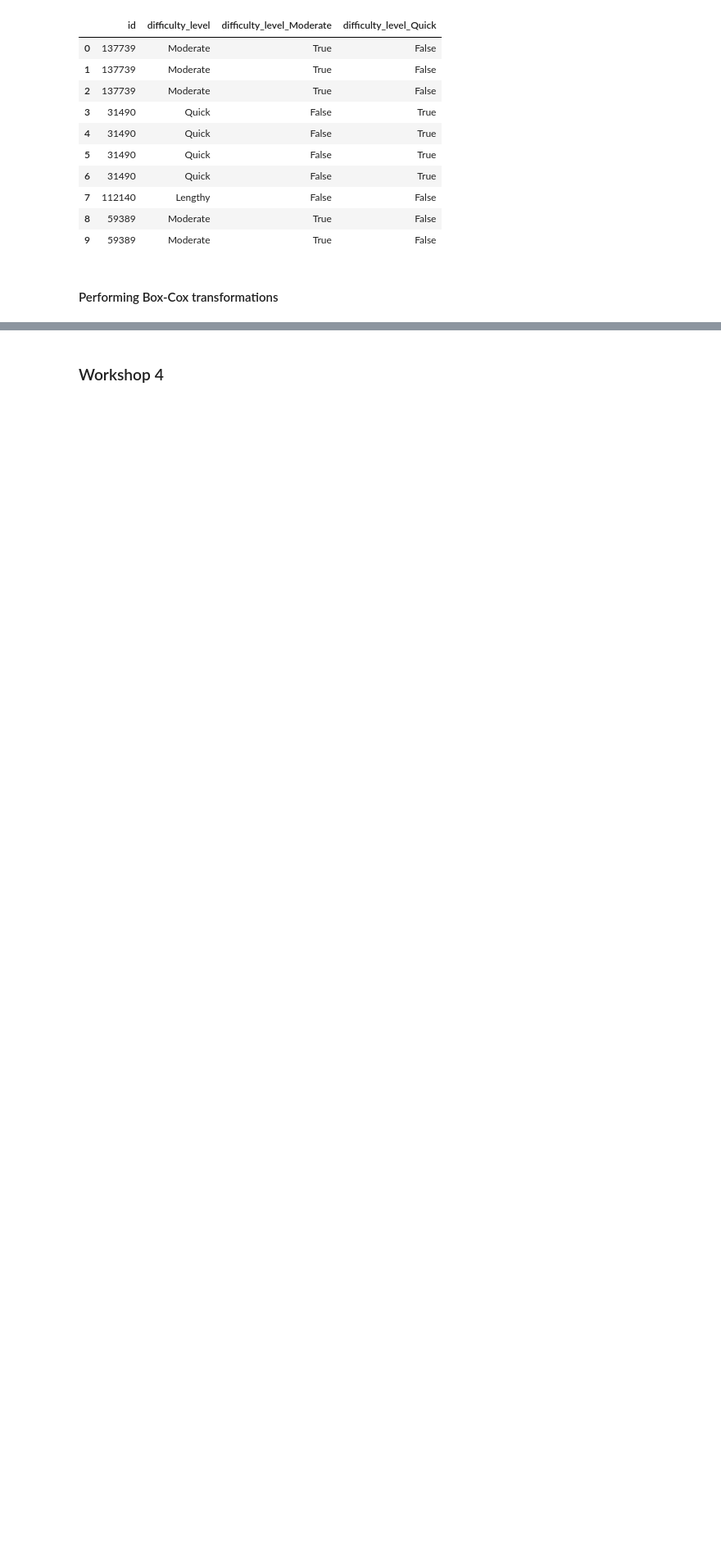
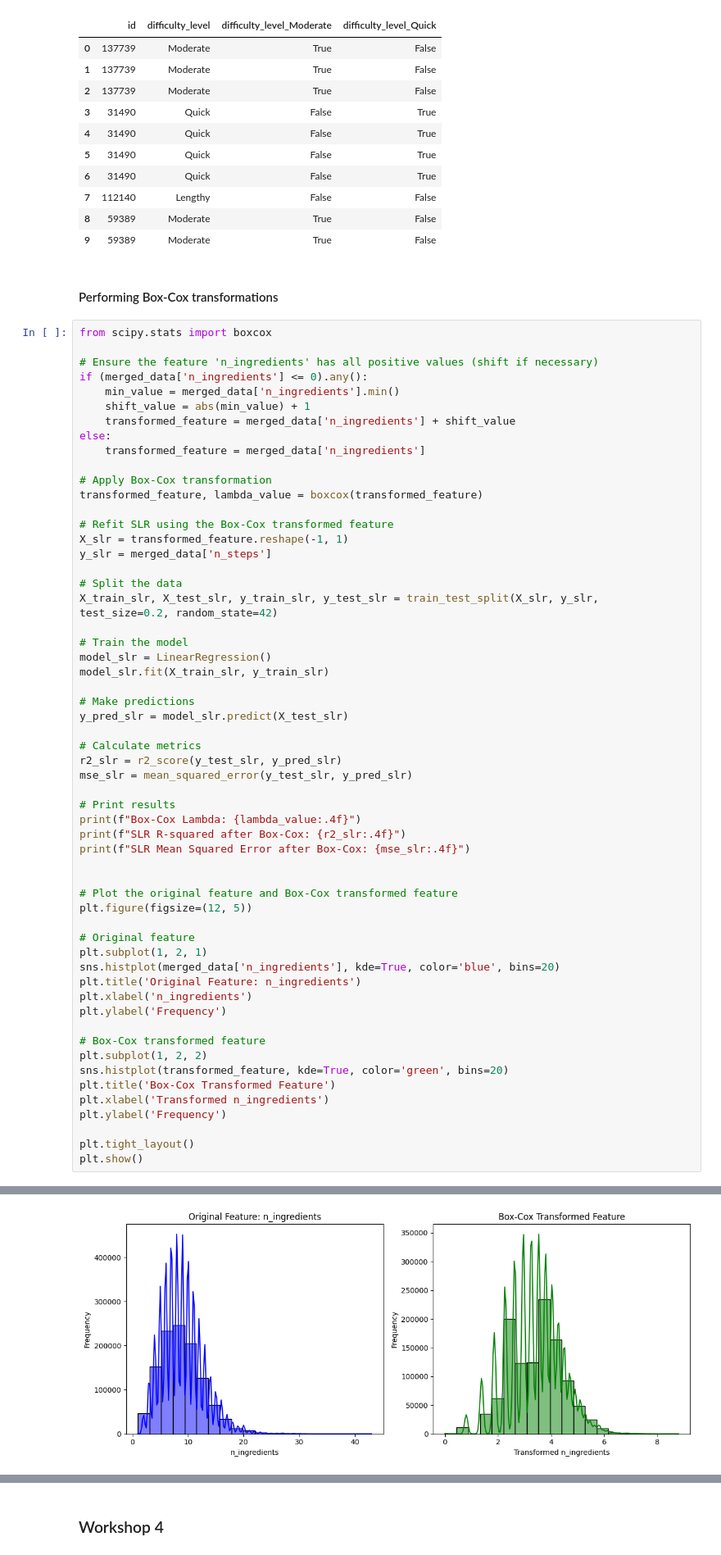
Before and after one commit to khushbunlad/PROG8431, a Jupyter notebook: GroupPresentation5.ipynb, the cells around one changed output, grey strips where cells are left out. Shown at 82% size. Cells and saved outputs as stored; diff of their text form; blank space fills up the shorter version.

```diff
--- a/GroupPresentation5.ipynb
+++ b/GroupPresentation5.ipynb
@@ -254,3 +256,61 @@ merged_data[['id','difficulty_level', 'difficulty_level_Moderate','difficulty_le
 | 9 | 59389 | Moderate | True | False |
 # %% [markdown]
 #### Performing Box-Cox transformations
+# %%
+from scipy.stats import boxcox
+
+# Ensure the feature 'n_ingredients' has all positive values (shift if necessary)
+if (merged_data['n_ingredients'] <= 0).any():
+    min_value = merged_data['n_ingredients'].min()
+    shift_value = abs(min_value) + 1
+    transformed_feature = merged_data['n_ingredients'] + shift_value
+else:
+    transformed_feature = merged_data['n_ingredients']
+
+# Apply Box-Cox transformation
+transformed_feature, lambda_value = boxcox(transformed_feature)
+
+# Refit SLR using the Box-Cox transformed feature
+X_slr = transformed_feature.reshape(-1, 1)
+y_slr = merged_data['n_steps']
+
+# Split the data
+X_train_slr, X_test_slr, y_train_slr, y_test_slr = train_test_split(X_slr, y_slr, test_size=0.2, random_state=42)
+
+# Train the model
+model_slr = LinearRegression()
+model_slr.fit(X_train_slr, y_train_slr)
+
+# Make predictions
+y_pred_slr = model_slr.predict(X_test_slr)
+
+# Calculate metrics
+r2_slr = r2_score(y_test_slr, y_pred_slr)
+mse_slr = mean_squared_error(y_test_slr, y_pred_slr)
+
+# Print results
+print(f"Box-Cox Lambda: {lambda_value:.4f}")
+print(f"SLR R-squared after Box-Cox: {r2_slr:.4f}")
+print(f"SLR Mean Squared Error after Box-Cox: {mse_slr:.4f}")
+
+
+# Plot the original feature and Box-Cox transformed feature
+plt.figure(figsize=(12, 5))
+
+# Original feature
+plt.subplot(1, 2, 1)
+sns.histplot(merged_data['n_ingredients'], kde=True, color='blue', bins=20)
+plt.title('Original Feature: n_ingredients')
+plt.xlabel('n_ingredients')
+plt.ylabel('Frequency')
+
+# Box-Cox transformed feature
+plt.subplot(1, 2, 2)
+sns.histplot(transformed_feature, kde=True, color='green', bins=20)
+plt.title('Box-Cox Transformed Feature')
+plt.xlabel('Transformed n_ingredients')
+plt.ylabel('Frequency')
+
+plt.tight_layout()
+plt.show()
+# %% [output]
@@ -256,0 +320 @@ merged_data[['id','difficulty_level', 'difficulty_level_Moderate','difficulty_le
+[figure, added]
```
Also changed, not shown: parts of 13 cells of this notebook.
